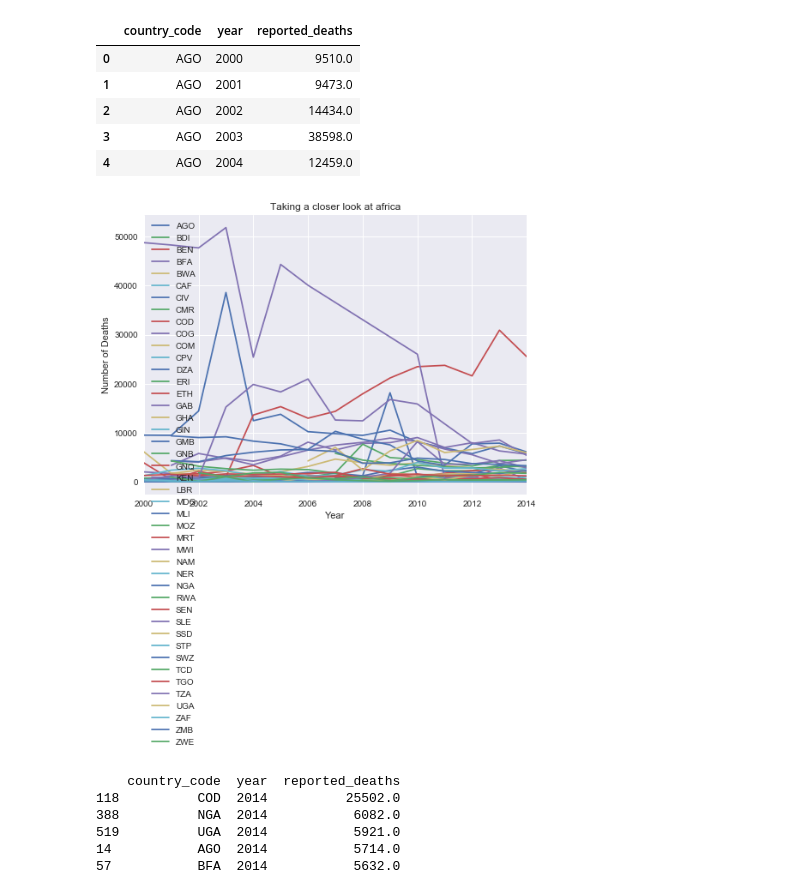
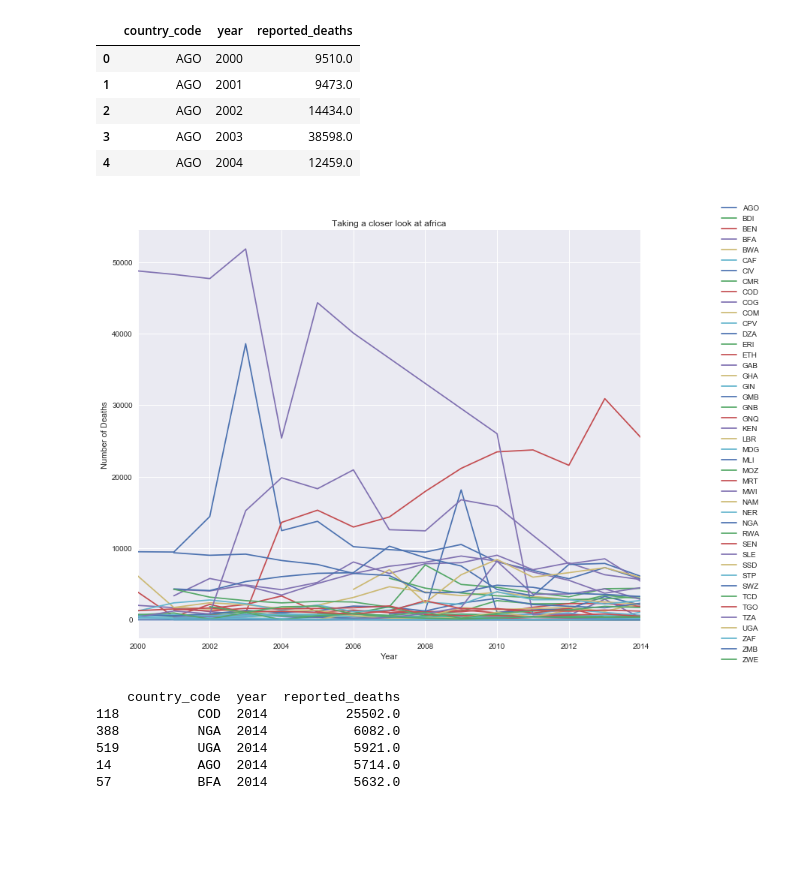
Before and after one commit to jzallen07/Springboard-Capstone-1-Tracking-Malaria, a Jupyter notebook: Capstone 1.ipynb, the cells around one changed output. Saved outputs shown, nothing was run; the diff lists cells and outputs as text; code cells hidden in the pictures; blank space fills up the shorter version.

```diff
--- a/Capstone 1.ipynb
+++ b/Capstone 1.ipynb
@@ -5,6 +5,7 @@ import numpy as np
 import matplotlib.pyplot as plt
 import seaborn as sns
 sns.set()
+sns.set_context('notebook')
 import scipy.stats as stats
 from functools import reduce
 %matplotlib inline
@@ -119,7 +120,7 @@ cases_by_region.head()
 # %%
 ax = None
 for group in cases_by_region.groupby('region'):
-    ax = group[1].plot(x=year, y='reported_cases', figsize=(8,6), ax=ax)
+    ax = group[1].plot(x='year', y='reported_cases', figsize=(8,6), ax=ax)
 ax.legend(regions)
 ax.set_xlabel('Year')
 ax.set_ylabel('Number of Cases')
@@ -143,8 +144,8 @@ africa_by_country.head()
 case_countries = africa_by_country.country_code.unique()
 ax1 = None
 for group in africa_by_country.groupby('country_code'):
-    ax1 = group[1].plot(x='year', y='reported_cases', figsize=(8,6), ax=ax1)
-ax1.legend(case_countries, loc=2)
+    ax1 = group[1].plot(x='year', y='reported_cases', figsize=(12,10), ax=ax1)
+ax1.legend(case_countries, loc='center right', bbox_to_anchor=(1.25, 0.5))
 ax1.set_xlabel('Year')
 ax1.set_ylabel('Number of Cases')
 ax1.set_title('Taking a closer look at africa')
@@ -256,7 +257,7 @@ deaths_by_region.head()
 # %%
 ax = None
 for group in deaths_by_region.groupby('region'):
-    ax = group[1].plot(x=year, y='reported_deaths', figsize=(8,6), ax=ax)
+    ax = group[1].plot(x='year', y='reported_deaths', figsize=(8,6), ax=ax)
 ax.legend(regions)
 ax.set_xlabel('Year')
 ax.set_ylabel('Number of Cases')
@@ -279,14 +280,14 @@ africa_deaths_by_country.head()
 # %%
 ax1 = None
 for group in africa_deaths_by_country.groupby('country_code'):
-    ax1 = group[1].plot(x='year', y='reported_deaths', figsize=(8,6), ax=ax1)
-ax1.legend(case_countries, loc=2)
+    ax1 = group[1].plot(x='year', y='reported_deaths', figsize=(12,10), ax=ax1)
+ax1.legend(case_countries, loc='center right', bbox_to_anchor=(1.25, 0.5))
 ax1.set_xlabel('Year')
 ax1.set_ylabel('Number of Deaths')
 ax1.set_title('Taking a closer look at africa')
 plt.show()
 # %% [output]
-[figure, old version]
+[figure, new version]
 # %%
 AFR2014_deaths = africa_deaths_by_country[(africa_deaths_by_country['year'] == 2014)]
 print(AFR2014_deaths.sort_values(['reported_deaths'], ascending=False).head(5))
```
Also changed, not shown: parts of 22 cells of this notebook.
